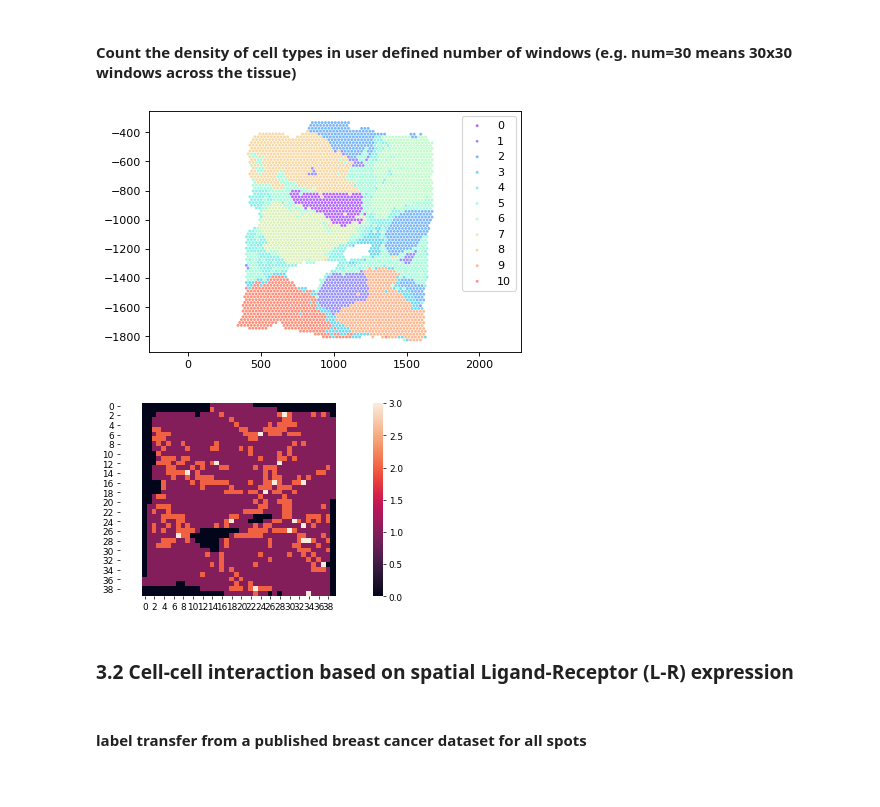
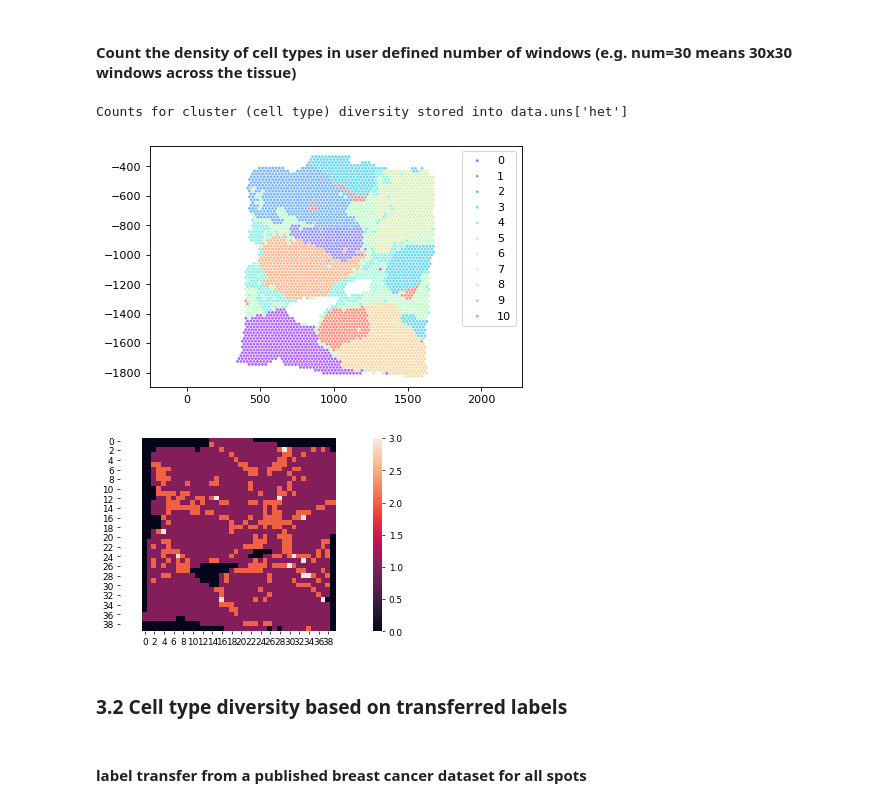
Before and after one commit to BiomedicalMachineLearning/stLearn, a Jupyter notebook: tutorials/cci.ipynb, the cells around one changed output. Drawn from its saved outputs; the diff is of its cells as text; code cells hidden in the pictures.

```diff
--- a/tutorials/cci.ipynb
+++ b/tutorials/cci.ipynb
@@ -58,14 +57,16 @@ Louvain clustering is done! The labels are stored in adata.obs['louvain']
 # %% [markdown]
 #### Count the density of cell types in user defined number of windows (e.g. num=30 means 30x30 windows across the tissue)
 # %%
-counts = st.tl.cci.het.count(data, use_clustering='louvain', num=40)
+st.tl.cci.het.count(data, use_clustering='louvain', num_row=40, num_col=40)
+# %% [output]
+Counts for cluster (cell type) diversity stored into data.uns['het']
 # %%
-st.pl.het_plot(data, use_cluster='louvain', het=counts, dpi=80, name='het_louvain', output='.')
+st.pl.het_plot(data, use_cluster='louvain', use_het='het', dpi=80, name='het_louvain', output='.')
 # %% [output]
-[figure, old version]
+[figure, new version]
-[figure, old version]
+[figure, new version]
 # %% [markdown]
-### 3.2 Cell-cell interaction based on spatial Ligand-Receptor (L-R) expression
+### 3.2 Cell type diversity based on transferred labels
 # %% [markdown]
 #### label transfer from a published breast cancer dataset for all spots
 # %%
```
Also changed, not shown: parts of 18 cells of this notebook.
